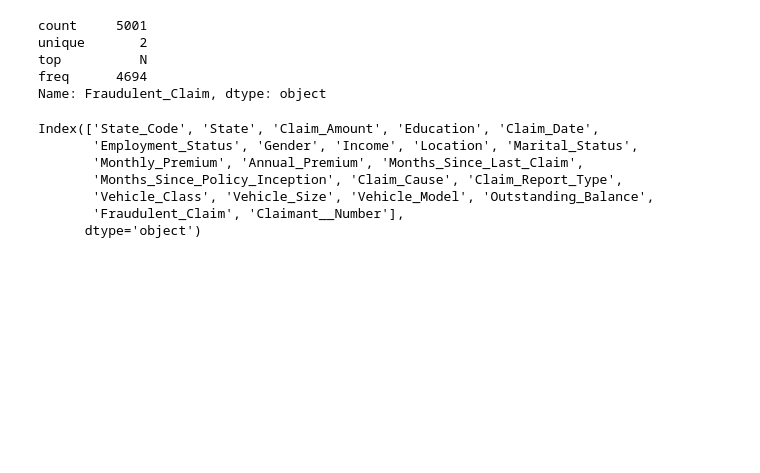
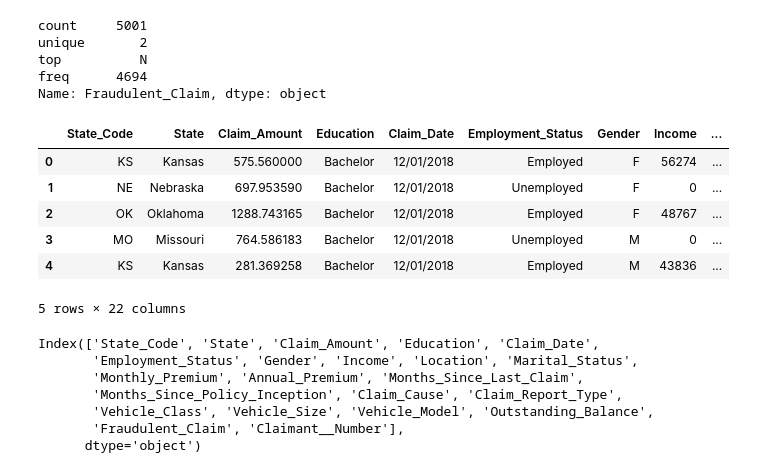
Before and after one commit to cd412/Alpha-Insurance-Fraud-Detection, a Jupyter notebook: Alpha Insurance.ipynb, the cells around one changed output. Drawn from its saved outputs; the diff is of its cells as text; code cells hidden in the pictures; blank space fills up the shorter version.

```diff
--- a/Alpha Insurance.ipynb
+++ b/Alpha Insurance.ipynb
@@ -35,3 +38,14 @@ Name: Fraudulent_Claim, dtype: object
+# %%
+#Test to see if fraud claim data converted correctly
+data_train.head(5)
+# %% [output]
+|  | State_Code | State | Claim_Amount | Education | Claim_Date | Employment_Status | Gender | Income | ... |
+| 0 | KS | Kansas | 575.560000 | Bachelor | 12/01/2018 | Employed | F | 56274 | ... |
+| 1 | NE | Nebraska | 697.953590 | Bachelor | 12/01/2018 | Unemployed | F | 0 | ... |
+| 2 | OK | Oklahoma | 1288.743165 | Bachelor | 12/01/2018 | Employed | F | 48767 | ... |
+| 3 | MO | Missouri | 764.586183 | Bachelor | 12/01/2018 | Unemployed | M | 0 | ... |
+| 4 | KS | Kansas | 281.369258 | Bachelor | 12/01/2018 | Employed | M | 43836 | ... |
+5 rows × 22 columns
 # %%
 data_train.columns
 # %% [output]
```
Also changed, not shown: parts of 7 cells of this notebook.
